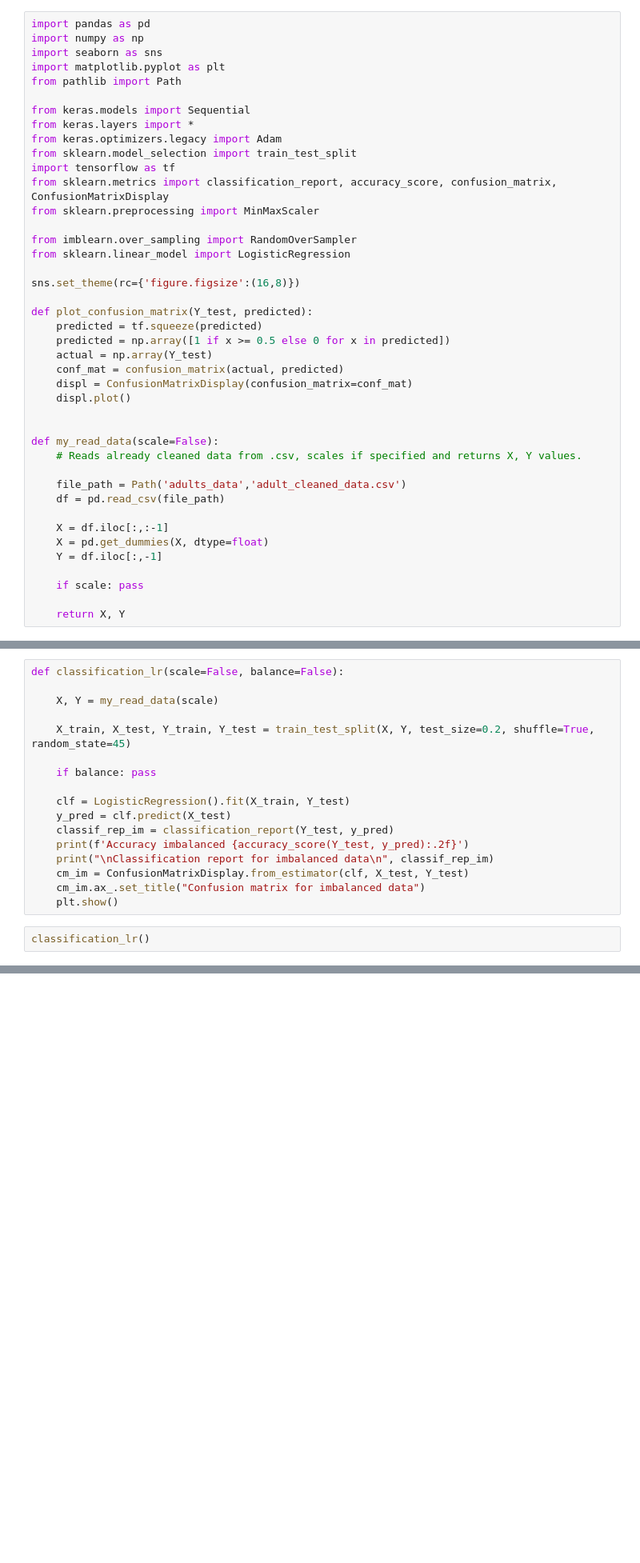
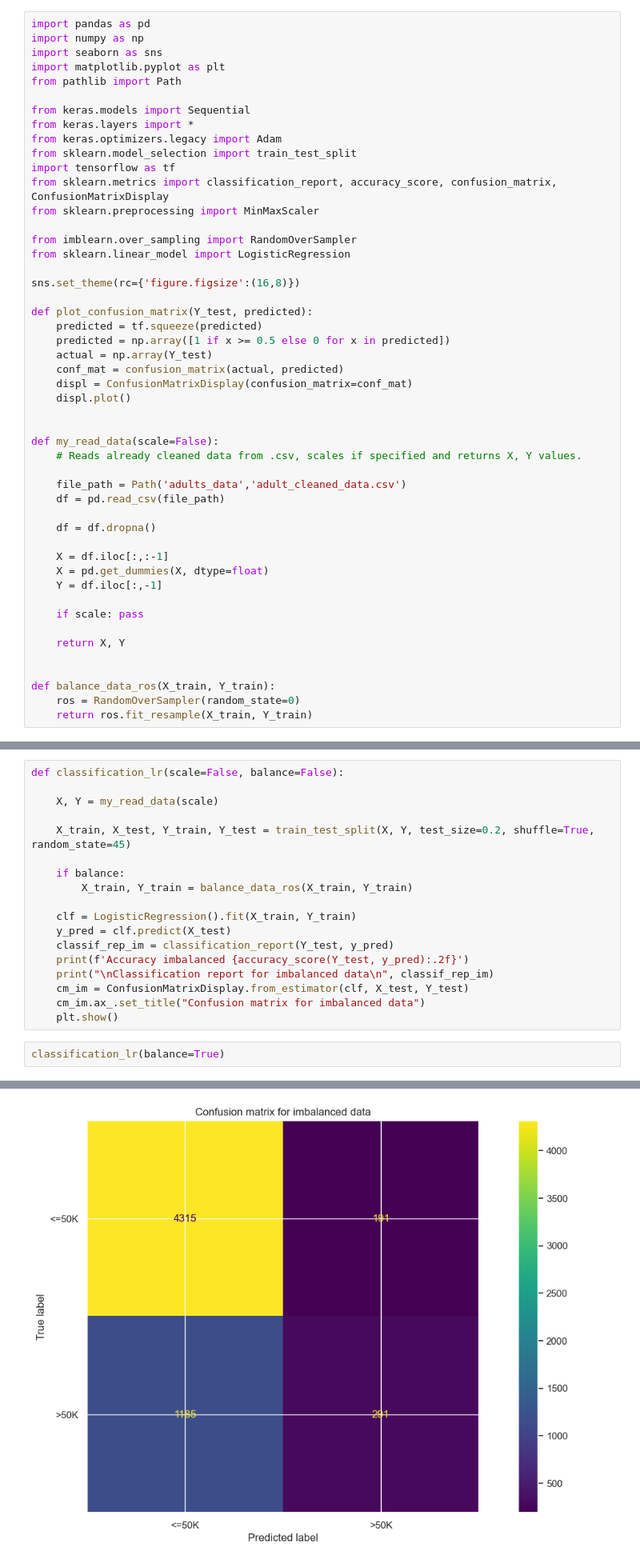
Before and after one commit to Staszek15/Data-Mining-Project, a Jupyter notebook: adults_classification.ipynb, the cells around one changed output, grey strips where cells are left out. Shown at 80% size. Drawn from its saved outputs; the diff is of its cells as text; blank space fills up the shorter version.

```diff
--- a/adults_classification.ipynb
+++ b/adults_classification.ipynb
@@ -33,6 +33,8 @@ def my_read_data(scale=False):
     file_path = Path('adults_data','adult_cleaned_data.csv')
     df = pd.read_csv(file_path)
 
+    df = df.dropna()
+
     X = df.iloc[:,:-1]
     X = pd.get_dummies(X, dtype=float)
     Y = df.iloc[:,-1]
@@ -40,6 +42,11 @@ def my_read_data(scale=False):
     if scale: pass
 
     return X, Y
+
+
+def balance_data_ros(X_train, Y_train):
+    ros = RandomOverSampler(random_state=0)
+    return ros.fit_resample(X_train, Y_train)
 # %% [markdown]
 * scaling
 * train test split
@@ -107,9 +114,10 @@ def classification_lr(scale=False, balance=False):
 
     X_train, X_test, Y_train, Y_test = train_test_split(X, Y, test_size=0.2, shuffle=True, random_state=45)
 
-    if balance: pass
+    if balance:
+        X_train, Y_train = balance_data_ros(X_train, Y_train)
 
-    clf = LogisticRegression().fit(X_train, Y_test)
+    clf = LogisticRegression().fit(X_train, Y_train)
     y_pred = clf.predict(X_test)
     classif_rep_im = classification_report(Y_test, y_pred)
     print(f'Accuracy imbalanced {accuracy_score(Y_test, y_pred):.2f}')
@@ -118,5 +126,5 @@ def classification_lr(scale=False, balance=False):
     cm_im.ax_.set_title("Confusion matrix for imbalanced data")
     plt.show()
 # %%
-classification_lr()
+classification_lr(balance=True)
 # %% [output]
@@ -124,0 +142 @@ LogisticRegression does not accept missing values encoded as NaN natively. For s
+[figure, added]
```
Also changed, not shown: parts of 4 cells of this notebook, 2 other files.
